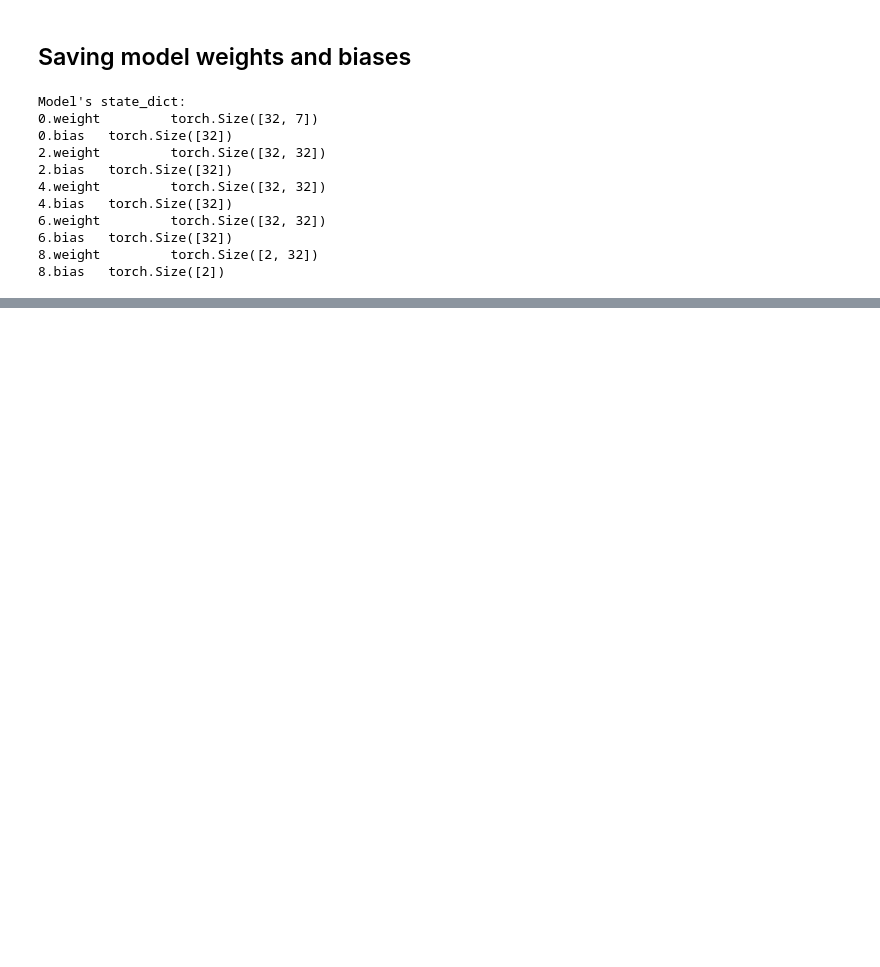
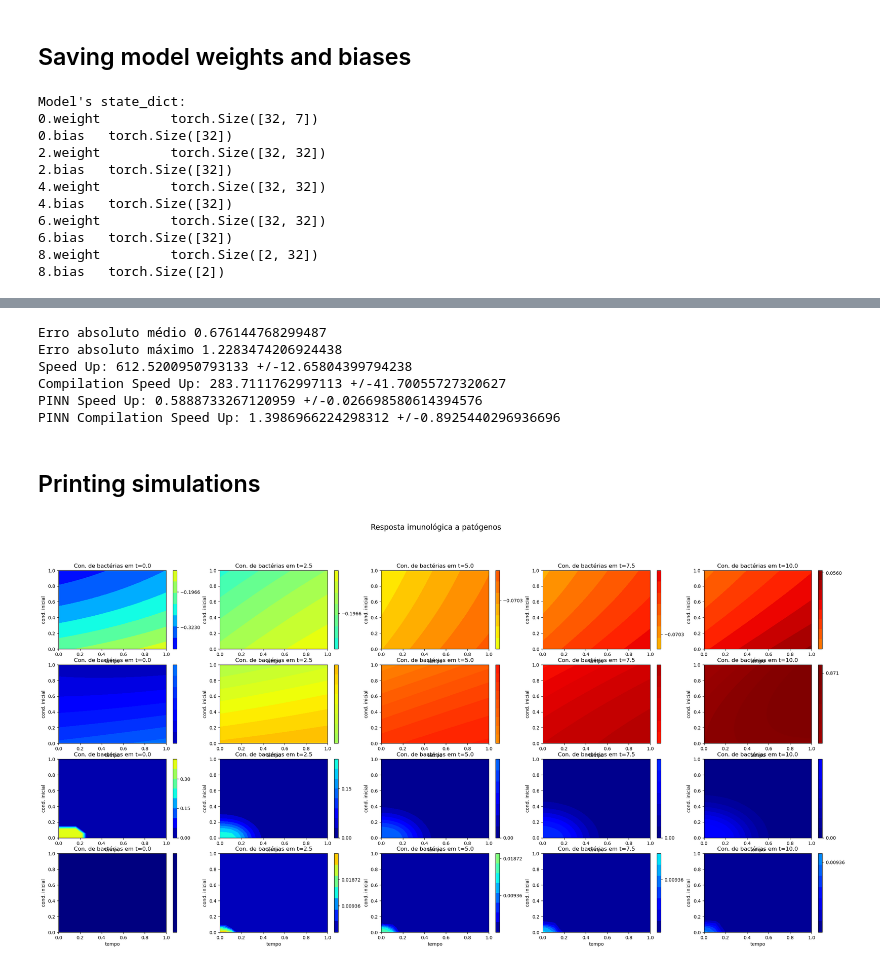
Before and after one commit to Esterci/2D_imune_edema_pinn, a Jupyter notebook: 2D/edp_time/pinn_model.ipynb, the cells around one changed output, grey strips where cells are left out. Cells and saved outputs as stored; diff of their text form; code cells hidden in the pictures; blank space fills up the shorter version.

Commit message:
PINN training prototype ready

```diff
--- a/2D/edp_time/pinn_model.ipynb
+++ b/2D/edp_time/pinn_model.ipynb
@@ -374,7 +374,7 @@ activation_dict = {
     "GLU": nn.GLU,
 }
 # %%
-arch_str = "Tanh--32__Tanh--32__Tanh--32__GELU--32"
+arch_str = "Tanh--32__Tanh--32__Tanh--32__Tanh--32"
 # %%
 def generate_model(arch_str):
     hidden_layers = arch_str.split("__")
@@ -388,28 +388,28 @@ def generate_model(arch_str):
             if len(modules) == 0:
                 if activation == "Linear":
                     modules.append(
-                        activation_dict[activation](7, int(out_neurons)).half()
+                        activation_dict[activation](7, int(out_neurons)).float()
                     )
 
                 else:
-                    modules.append(nn.Linear(7, int(out_neurons)).half())
-                    modules.append(activation_dict[activation]().half())
+                    modules.append(nn.Linear(7, int(out_neurons)).float())
+                    modules.append(activation_dict[activation]().float())
 
             else:
                 if activation == "Linear":
                     modules.append(
                         activation_dict[activation](
                             int(in_neurons), int(out_neurons)
-                        ).half()
+                        ).float()
                     )
 
                 else:
-                    modules.append(nn.Linear(int(in_neurons), int(out_neurons)).half())
-                    modules.append(activation_dict[activation]().half())
+                    modules.append(nn.Linear(int(in_neurons), int(out_neurons)).float())
+                    modules.append(activation_dict[activation]().float())
 
             in_neurons = out_neurons
 
-    modules.append(nn.Linear(int(in_neurons), 2).half())
+    modules.append(nn.Linear(int(in_neurons), 2).float())
 
     return nn.Sequential(*modules)
 
@@ -1529,0 +1305,8 @@ output = {
+# %%
+def read_speed_ups(speed_up_list):
+    speed_up_obj = {}
+    for i,file in enumerate(speed_up_list):
+        with open(file, "rb") as f:
+            speed_up_obj[i] = pk.load(f)
+
+    return speed_up_obj
@@ -1530,4 +1413,26 @@ output = {
 # %%
 print("Erro absoluto médio", rmse)
 print("Erro absoluto máximo", max_ae)
-print("Speed Up: {} +/-{}".format(mean_speed_up, std_speed_up))
+print("Speed Up: {} +/-{}".format(output["mean_speed_up"], output["std_speed_up"]))
+print(
+    "Compilation Speed Up: {} +/-{}".format(
+        output["mean_speed_comp_up"], output["std_speed_comp_up"]
+    )
+)
+print(
+    "PINN Speed Up: {} +/-{}".format(
+        output["mean_speed_up_pinn"], output["std_speed_up_pinn"]
+    )
+)
+print(
+    "PINN Compilation Speed Up: {} +/-{}".format(
+        output["mean_speed_up_comp_pinn"], output["std_speed_up_comp_pinn"]
+    )
+)
+# %% [output]
+Erro absoluto médio 0.676144768299487
+Erro absoluto máximo 1.2283474206924438
+Speed Up: 612.5200950793133 +/-12.65804399794238
+Compilation Speed Up: 283.7111762997113 +/-41.70055727320627
+PINN Speed Up: 0.5888733267120959 +/-0.026698580614394576
+PINN Compilation Speed Up: 1.3986966224298312 +/-0.8925440296936696
@@ -1539,3 +1439,10 @@ Cp_pinn_np = Cp_pinn.reshape(size_t, size_x, size_y)
+# %% [markdown]
+## Printing simulations
+# %%
+Cl_pinn, Cp_pinn = pred_pinn_dev.cpu().detach().split(1, dim=1)
+
+Cl_pinn_np = Cl_pinn.numpy().reshape(Cb_fvm.shape)
+Cp_pinn_np = Cp_pinn.numpy().reshape(Cb_fvm.shape)
 # %%
 x = np.linspace(x_dom[0], x_dom[1], num=size_x, endpoint=True)
 y = np.linspace(y_dom[0], y_dom[1], num=size_y, endpoint=True)
@@ -1559,7 +1466,7 @@ for i, time_inst in enumerate(time_plot):
     contour = ax.contourf(
         X,
         Y,
-        Cp_pinn_np[time_inst],
+        Cp_pinn_np[0][0][time_inst],
         cmap="jet",
         vmin=vmin,
         vmax=vmax,
@@ -1580,7 +1487,7 @@ for i, time_inst in enumerate(time_plot):
     contour = ax.contourf(
         X,
         Y,
-        Cl_pinn_np[time_inst],
+        Cl_pinn_np[0][0][time_inst],
         cmap="jet",
         vmin=vmin,
         vmax=vmax,
@@ -1595,42 +1502,44 @@ for i, it in enumerate(time_plot):
     # Plotango 3D
     ax = fig.add_subplot(4, len(time_plot), i + len(time_plot) * 2 + 1)
 
-    vmin = np.min(Cb_fdm)
-    vmax = np.max(Cb_fdm)
+    vmin = np.min(Cb_fvm)
+    vmax = np.max(Cb_fvm)
 
     contour = ax.contourf(
         X,
         Y,
-        Cb_fdm[it],
+        Cb_fvm[0][0][it],
         cmap="jet",
         vmin=vmin,
         vmax=vmax,
     )
 
     ax.set_title("Con. de bactérias em t={}".format(t[it]))
     ax.set_xlabel("tempo")
     ax.set_ylabel("cond. inicial")
     colobar = fig.colorbar(contour, ticks=np.linspace(vmin, vmax, num=5))
 
 for i, it in enumerate(time_plot):
     # Plotango 3D
     ax = fig.add_subplot(4, len(time_plot), i + len(time_plot) * 3 + 1)
 
-    vmin = np.min(Cn_fdm)
-    vmax = np.max(Cn_fdm)
+    vmin = np.min(Cn_fvm)
+    vmax = np.max(Cn_fvm)
 
     contour = ax.contourf(
         X,
         Y,
-        Cn_fdm[it],
+        Cn_fvm[0][0][it],
         cmap="jet",
         vmin=vmin,
         vmax=vmax,
     )
 
     ax.set_title("Con. de bactérias em t={}".format(t[it]))
     ax.set_xlabel("tempo")
     ax.set_ylabel("cond. inicial")
     colobar = fig.colorbar(contour, ticks=np.linspace(vmin, vmax, num=5))
 
 plt.show()
+# %% [output]
+[figure, added]
```
Also changed, not shown: parts of 24 cells of this notebook, 7 other files.
